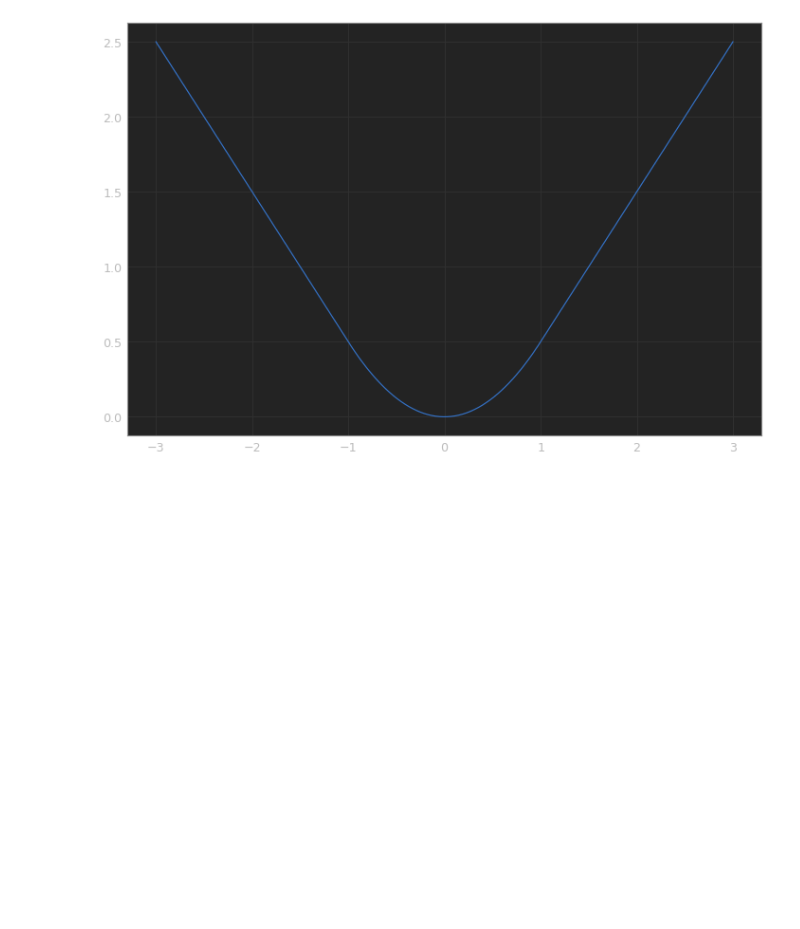
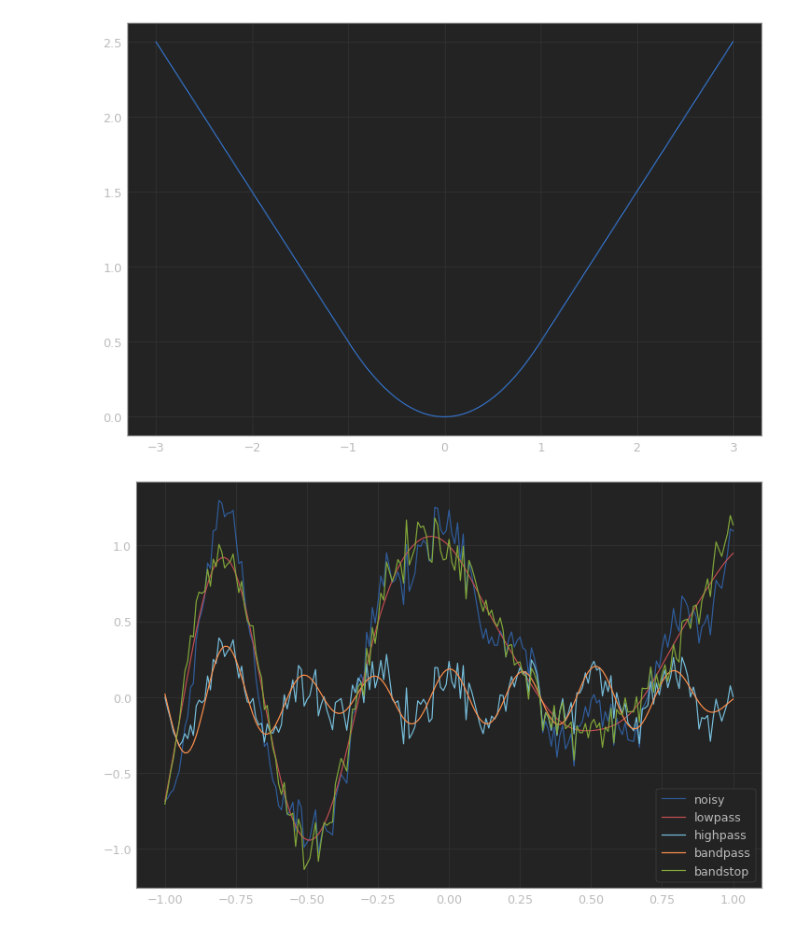
Before and after one commit to xtwxfxk/left5, a Jupyter notebook: test.ipynb, the cells around one changed output. Saved outputs shown, nothing was run; the diff lists cells and outputs as text; code cells hidden in the pictures; blank space fills up the shorter version.

```diff
--- a/test.ipynb
+++ b/test.ipynb
@@ -32,0 +37,27 @@ plt.plot(x, y)
+# %%
+from matplotlib import rcParams
+rcParams['figure.figsize'] = [12, 8]
+# %%
+t = np.linspace(-1, 1, 201)
+x = (np.sin(2*np.pi*0.75*t*(1-t) + 2.1) + 0.1*np.sin(2*np.pi*1.25*t + 1) + 0.18*np.cos(2*np.pi*3.85*t))
+
+xn = x + np.random.randn(len(t)) * 0.08
+
+b1, a1 = signal.butter(3, 0.05, btype='lowpass')
+b2, a2 = signal.butter(3, 0.05, btype='highpass')
+b3, a3 = signal.butter(3, [0.05, 0.1], btype='bandpass')
+b4, a4 = signal.butter(3, [0.05, 0.1], btype='bandstop')
+
+y1 = signal.filtfilt(b1, a1, xn)
+y2 = signal.filtfilt(b2, a2, xn)
+y3 = signal.filtfilt(b3, a3, xn)
+y4 = signal.filtfilt(b4, a4, xn)
+
+plt.figure
+plt.plot(t, xn, 'b', alpha=0.75)
+plt.plot(t, y1, 'r', t, y2, 'c', t, y3, 'y', t, y4, 'g')
+plt.legend(('noisy', 'lowpass', 'highpass', 'bandpass', 'bandstop'), loc='best')
+plt.grid(True)
+plt.show()
+# %% [output]
+[figure, added]
```
Also changed, not shown: parts of 1 cell of this notebook, 18 other files.
